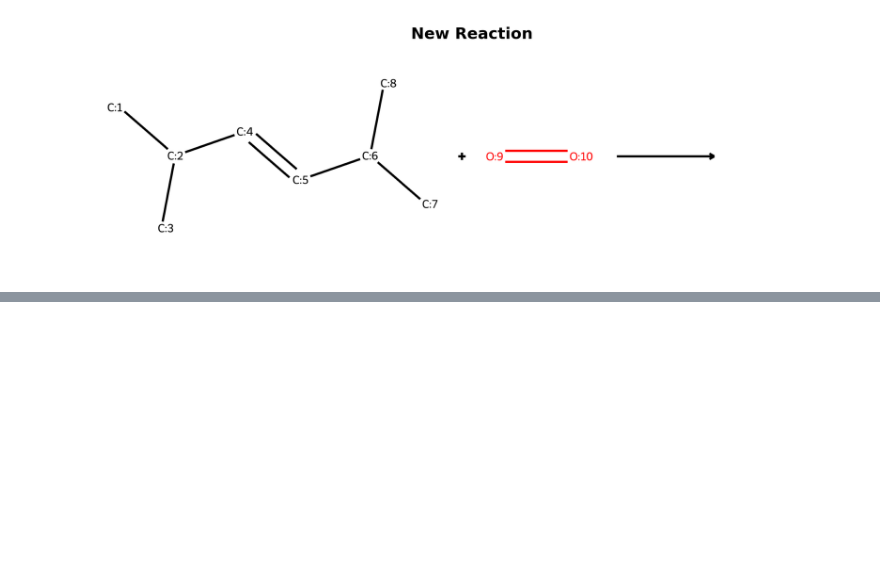
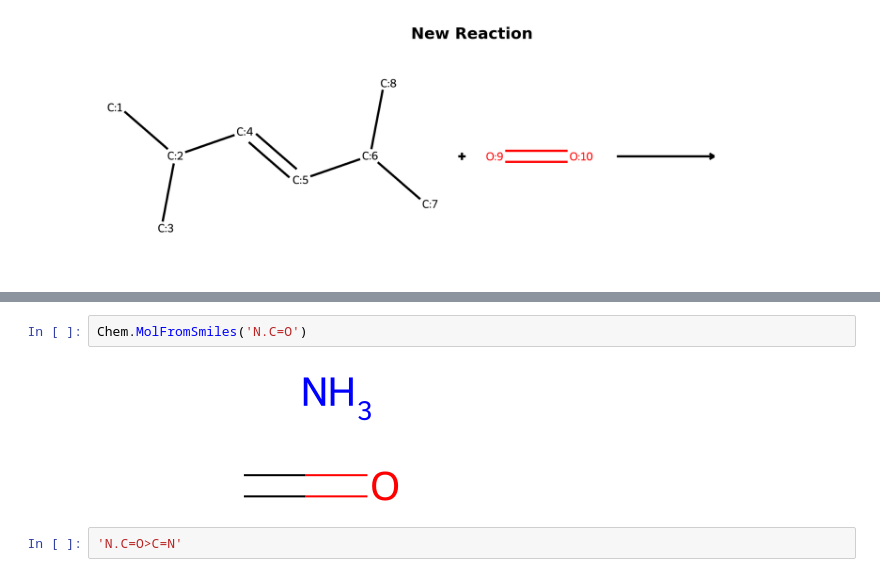
Before and after one commit to TieuLongPhan/SynRBL, a Jupyter notebook: Pipeline/Validation/check_rule_based.ipynb, the cells around one changed output, grey strips where cells are left out. Saved outputs shown, nothing was run; the diff lists cells and outputs as text; blank space fills up the shorter version.

```diff
--- a/Pipeline/Validation/check_rule_based.ipynb
+++ b/Pipeline/Validation/check_rule_based.ipynb
@@ -636,0 +643,6 @@ vis.plot_reactions(bug[0], 'reactions', 'reactions')
+# %%
+Chem.MolFromSmiles('N.C=O')
+# %% [output]
+[figure, added]
+# %%
+'N.C=O>C=N'
```
Also changed, not shown: parts of 2 cells of this notebook, 6 other files.
